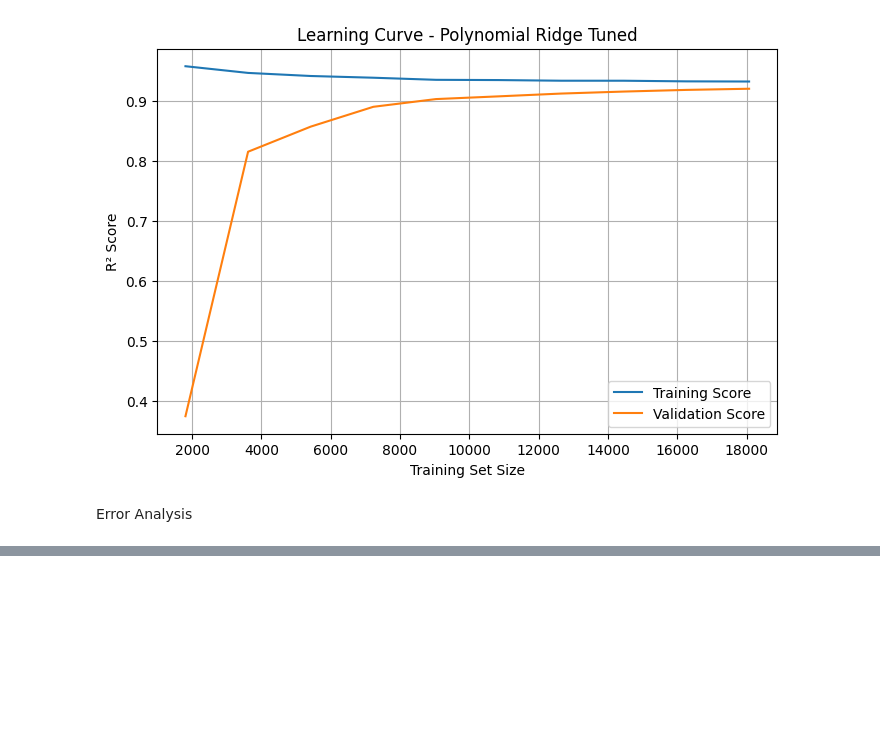
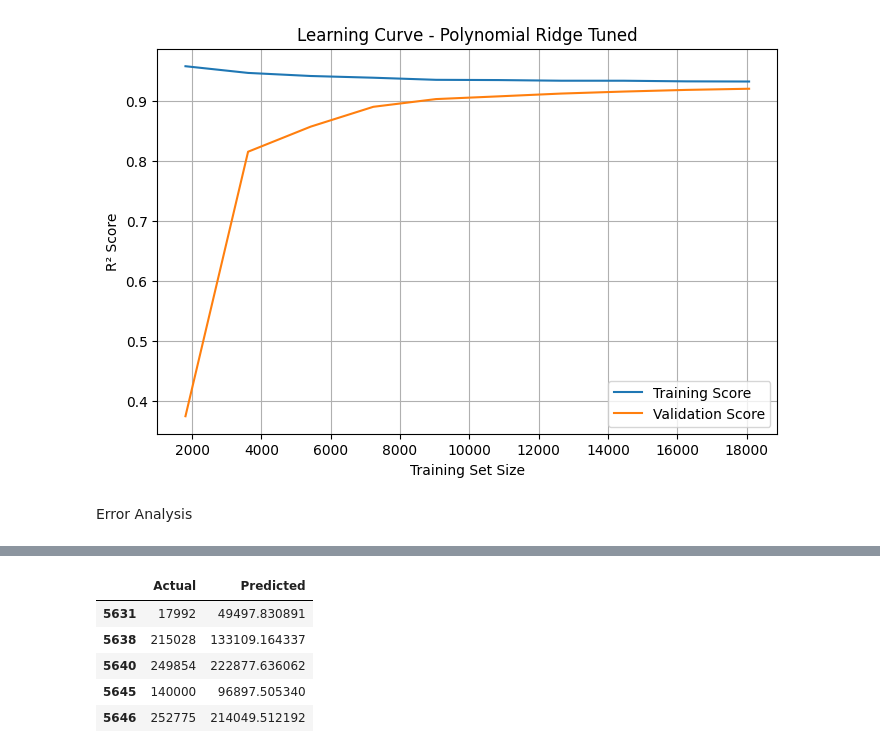
Before and after one commit to victorouma1/Machine-Learning-Capstone, a Jupyter notebook: main_2.ipynb, the cells around one changed output, grey strips where cells are left out. Saved outputs shown, nothing was run; the diff lists cells and outputs as text; code cells hidden in the pictures; blank space fills up the shorter version.

```diff
--- a/main_2.ipynb
+++ b/main_2.ipynb
@@ -640,0 +685,9 @@ Error Analysis
+# %%
+errors[['Actual', 'Predicted']].tail()
+# %% [output]
+|  | Actual | Predicted |
+| 5631 | 17992 | 49497.830891 |
+| 5638 | 215028 | 133109.164337 |
+| 5640 | 249854 | 222877.636062 |
+| 5645 | 140000 | 96897.505340 |
+| 5646 | 252775 | 214049.512192 |
```
Also changed, not shown: parts of 8 cells of this notebook.
